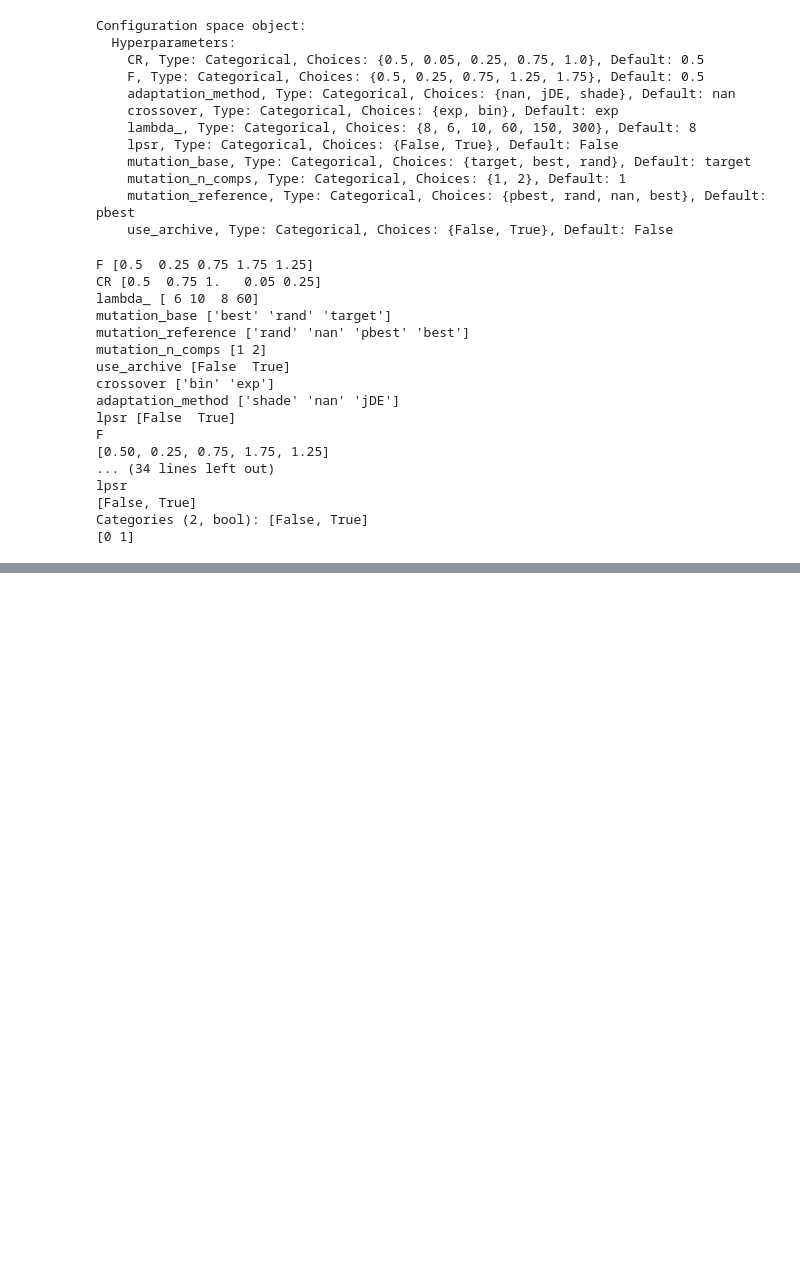
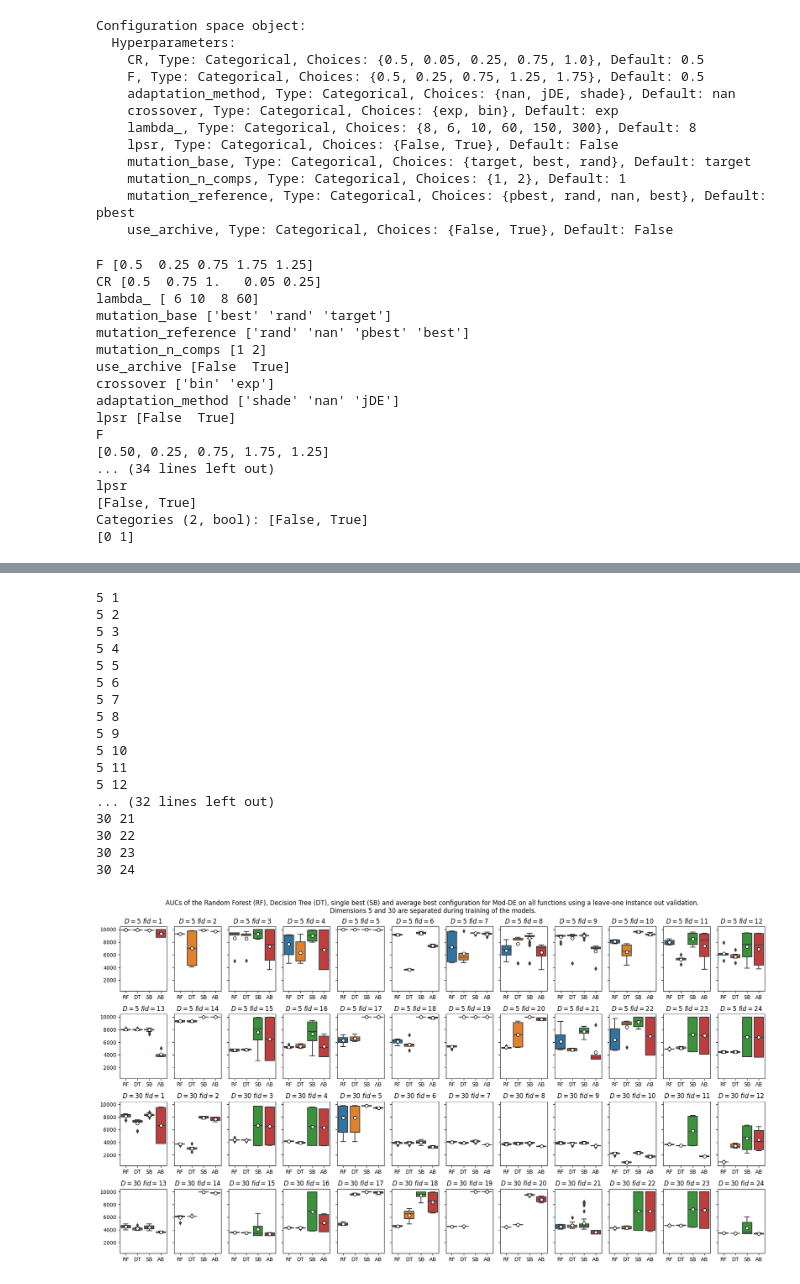
Before and after one commit to nikivanstein/ioh-explainer, a Jupyter notebook: autode-notebook.ipynb, the cells around one changed output, grey strips where cells are left out. Drawn from its saved outputs; the diff is of its cells as text; code cells hidden in the pictures; blank space fills up the shorter version.

```diff
--- a/autode-notebook.ipynb
+++ b/autode-notebook.ipynb
@@ -230,11 +231,28 @@ plt.close()
 #Leave one instance out
 #preprocess the data to train and test
 fig, axes = plt.subplots(4, 12, sharey=True, figsize=(18,10))
-fig.suptitle('AUCs of the Random Forest (RF), Decision Tree (DT), single (median) best (SB) and median best configuration for Mod-DE on all functions using a leave-one function out validation.\n Dimensions 5 and 30 are separated during training of the models.')
+fig.suptitle('AUCs of the Random Forest (RF), Decision Tree (DT), single best (SB) and average best configuration for Mod-DE on all functions using a leave-one instance out validation.\n Dimensions 5 and 30 are separated during training of the models.')
 
 dim_counter = 0
 for dim in ela_df['dim'].unique():
     _, df_avg_best = de_explainer.get_average_best(dim)
+    iid = 1
+    df = ela_df_cat[ela_df_cat['dim'] == dim]
+    X_train = df[df['iid'] != iid].copy().drop(['fid','iid','auc',*features], axis=1)
+    y_train = df[df['iid'] != iid][features]
+    X_test_all = df[df['iid'] == iid].copy()
+
+    X_train.replace([np.inf, -np.inf], 0, inplace=True)
+    X_test_all.replace([np.inf, -np.inf], 0, inplace=True)
+    X_train.fillna(0, inplace=True)
+    X_test_all.fillna(0, inplace=True)
+
+    dtree = DecisionTreeClassifier(max_depth=7)
+    dtree.fit(X_train, y_train)
+
+    #RF
+    rf = RandomForestClassifier()
+    rf.fit(X_train, y_train)
 
     for fid in ela_df['fid'].unique():
         print(dim, fid)
@@ -245,59 +263,64 @@ for dim in ela_df['dim'].unique():
         box_plot_df['AB'] = pd.Series(df_avg_best[df_avg_best['fid'] == fid]['auc'].values)
 
         df = ela_df_cat[ela_df_cat['dim'] == dim]
-        X_train = df[df['fid'] != fid].copy().drop(['fid','iid','auc',*features], axis=1)
-        y_train = df[df['fid'] != fid][features]
-        X_test = df[df['fid'] == fid].copy().drop(['fid','iid','auc',*features], axis=1)
-        y_test = df[df['fid'] == fid][features]
-
-        X_train.replace([np.inf, -np.inf], 0, inplace=True)
-        X_test.replace([np.inf, -np.inf], 0, inplace=True)
-        X_train.fillna(0, inplace=True)
-        X_test.fillna(0, inplace=True)
-
-        #y_train[features] = y_train[features].apply(lambda col:pd.Categorical(col).codes)
-        #y_test[features] = y_test[features].apply(lambda col:pd.Categorical(col).codes)
-
-        dtree = DecisionTreeClassifier(max_depth=7)
-        dtree.fit(X_train, y_train)
+        X_test = X_test_all[X_test_all['fid'] == fid].copy().drop(['fid','iid','auc',*features], axis=1)
+        y_test = X_test_all[X_test_all['fid'] == fid][features]
+        #DT
         y_pred = dtree.predict(X_test)
 
         #RF
-        rf = RandomForestClassifier()
-        rf.fit(X_train, y_train)
         y_red_rf = rf.predict(X_test)
 
-        iid = 1
         all_aucs = []
         all_aucs_rf = []
         for y in y_pred:
             #print(y)
             conf = predToNames(y, dim)
             #print(conf)
             aucs = de_explainer.get_results_for_config(conf, dim, fid, iid)
             all_aucs.extend(aucs.values)
             #print(all_aucs)
         for y in y_red_rf:
             #print(y)
             conf = predToNames(y, dim)
             #print(conf)
             aucs = de_explainer.get_results_for_config(conf, dim, fid, iid)
             all_aucs_rf.extend(aucs.values)
             #print(all_aucs)
 
         box_plot_df['DT'] = pd.Series(np.array(all_aucs)[:len(box_plot_df)])
         box_plot_df['RF'] = pd.Series(np.array(all_aucs_rf)[:len(box_plot_df)])
         sns.boxplot(ax=axes[dim_counter + int((fid-1)/12)][(fid-1)%12], data=box_plot_df, showfliers = True, showmeans=True,
                     meanprops={"marker":"o",
                        "markerfacecolor":"white",
                        "markeredgecolor":"black",
                       "markersize":"6"})
         axes[dim_counter + int((fid-1)/12)][(fid-1)%12].set_title(f"$D={dim}$ $fid={fid}$")
         #axes[dim_counter + int((fid-1)/12)][(fid-1)%12].set_xticklabels(axes[dim_counter + int((fid-1)/12)][(fid-1)%12].get_xticks(), rotation=45)
     dim_counter += 2
 
 plt.tight_layout()
+plt.savefig("de_img_new/classifiers-iid.pdf")
 plt.show()
 
 plt.clf()
 plt.close()
+# %% [output]
+5 1
+5 2
+5 3
+5 4
+5 5
+5 6
+5 7
+5 8
+5 9
+5 10
+5 11
+5 12
+... (32 lines left out)
+30 21
+30 22
+30 23
+30 24
+[figure, added]
```
Also changed, not shown: parts of 1 cell of this notebook, 2 other files.
